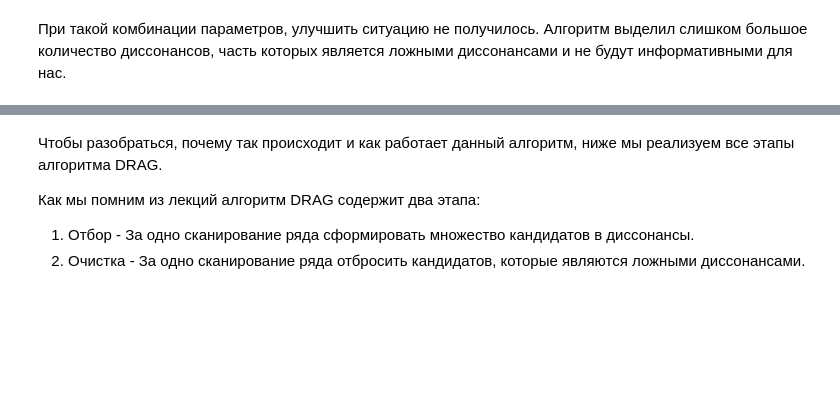
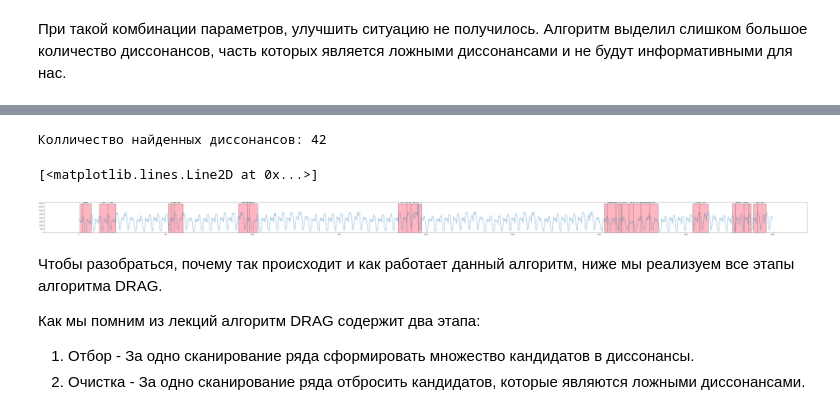
Before and after one commit to Miansvi/2023-Sviridov-TimeSeriesCourse, a Jupyter notebook: practice/03 Discords/03 Discords.ipynb, the cells around one changed output, grey strips where cells are left out. Saved outputs shown, nothing was run; the diff lists cells and outputs as text; code cells hidden in the pictures; blank space fills up the shorter version.

```diff
--- a/practice/03 Discords/03 Discords.ipynb
+++ b/practice/03 Discords/03 Discords.ipynb
@@ -221,3 +229,19 @@ print(f'Колличество найденных диссонансов: {len(i
+# %%
+m = 50
+r = 1
+idxs, _, _ = DRAG(nyc_taxi,m,r)
+print(f'Колличество найденных диссонансов: {len(idxs)}')
+# %% [output]
+Колличество найденных диссонансов: 42
+# %%
+labels = ['#'+ str(i) for i in range(1, len(idxs) + 1)]
+fig, ax = plt.subplots(figsize=(100,4),ncols=1,nrows=1)
+rects = ax.bar(idxs, height = 39000, bottom = -14, width = m, color = 'lightpink', edgecolor = 'black')
+ax.bar_label(rects, labels = labels, padding=3)
+plt.plot(nyc_taxi[:])
+# %% [output]
+[<matplotlib.lines.Line2D at 0x...>]
+[figure, added]
 # %% [markdown]
 Чтобы разобраться, почему так происходит и как работает данный алгоритм, ниже мы реализуем все этапы алгоритма DRAG.
 
```
Also changed, not shown: parts of 13 cells of this notebook.
